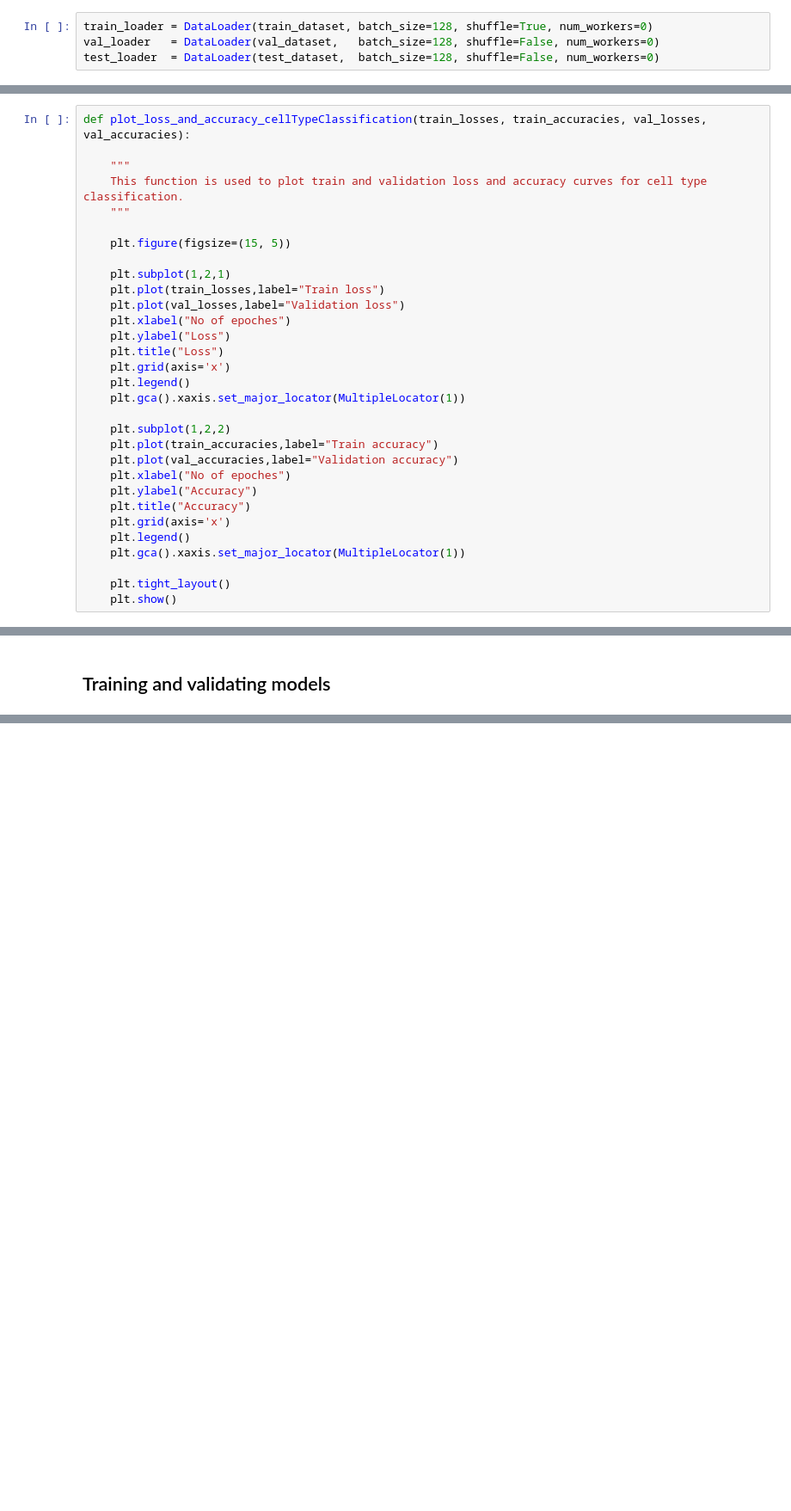
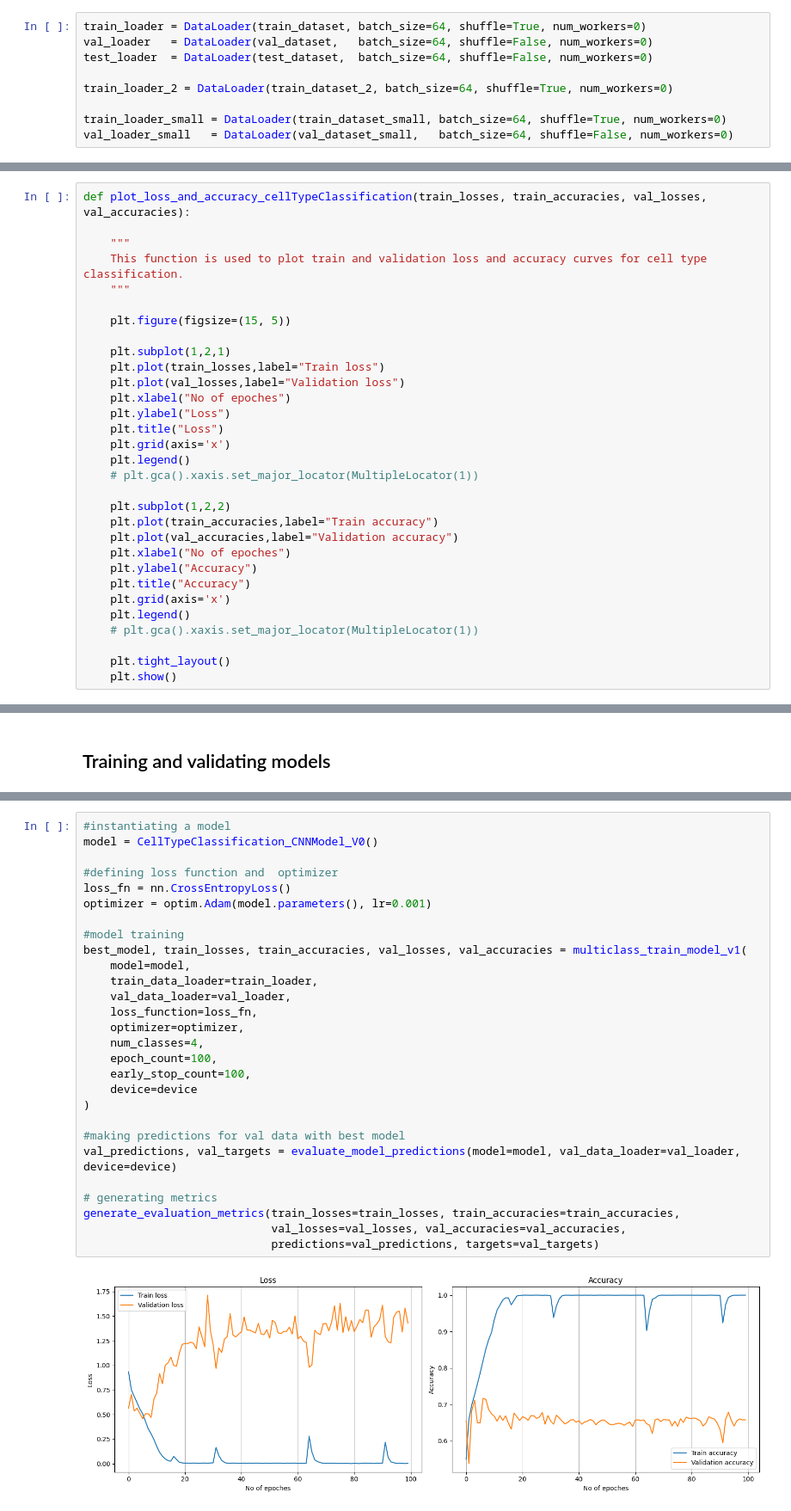
Before and after one commit to VasithaTilakumara/image-classification-cml-g30, a Jupyter notebook: cellType_classification.ipynb, the cells around one changed output, grey strips where cells are left out. Shown at 86% size. Saved outputs shown, nothing was run; the diff lists cells and outputs as text; blank space fills up the shorter version.

```diff
--- a/cellType_classification.ipynb
+++ b/cellType_classification.ipynb
@@ -450,4 +563,9 @@ test_dataset  = ColonCellDataset(df_test, transform=val_transform)
 # %%
-train_loader = DataLoader(train_dataset, batch_size=128, shuffle=True, num_workers=0)
-val_loader   = DataLoader(val_dataset,   batch_size=128, shuffle=False, num_workers=0)
-test_loader  = DataLoader(test_dataset,  batch_size=128, shuffle=False, num_workers=0)
+train_loader = DataLoader(train_dataset, batch_size=64, shuffle=True, num_workers=0)
+val_loader   = DataLoader(val_dataset,   batch_size=64, shuffle=False, num_workers=0)
+test_loader  = DataLoader(test_dataset,  batch_size=64, shuffle=False, num_workers=0)
+
+train_loader_2 = DataLoader(train_dataset_2, batch_size=64, shuffle=True, num_workers=0)
+
+train_loader_small = DataLoader(train_dataset_small, batch_size=64, shuffle=True, num_workers=0)
+val_loader_small   = DataLoader(val_dataset_small,   batch_size=64, shuffle=False, num_workers=0)
@@ -652,7 +904,7 @@ def plot_loss_and_accuracy_cellTypeClassification(train_losses, train_accuracies
     plt.title("Loss")
     plt.grid(axis='x')
     plt.legend()
-    plt.gca().xaxis.set_major_locator(MultipleLocator(1))
+    # plt.gca().xaxis.set_major_locator(MultipleLocator(1))
 
     plt.subplot(1,2,2)
     plt.plot(train_accuracies,label="Train accuracy")
@@ -662,7 +914,7 @@ def plot_loss_and_accuracy_cellTypeClassification(train_losses, train_accuracies
     plt.title("Accuracy")
     plt.grid(axis='x')
     plt.legend()
-    plt.gca().xaxis.set_major_locator(MultipleLocator(1))
+    # plt.gca().xaxis.set_major_locator(MultipleLocator(1))
 
     plt.tight_layout()
     plt.show()
@@ -889,0 +1201,30 @@ Macro Accuracy: 0.6694
+# %%
+#instantiating a model
+model = CellTypeClassification_CNNModel_V0()
+
+#defining loss function and  optimizer
+loss_fn = nn.CrossEntropyLoss()
+optimizer = optim.Adam(model.parameters(), lr=0.001)
+
+#model training
+best_model, train_losses, train_accuracies, val_losses, val_accuracies = multiclass_train_model_v1(
+    model=model,
+    train_data_loader=train_loader,
+    val_data_loader=val_loader,
+    loss_function=loss_fn,
+    optimizer=optimizer,
+    num_classes=4,
+    epoch_count=100,
+    early_stop_count=100,
+    device=device
+)
+
+#making predictions for val data with best model
+val_predictions, val_targets = evaluate_model_predictions(model=model, val_data_loader=val_loader, device=device)
+
+# generating metrics
+generate_evaluation_metrics(train_losses=train_losses, train_accuracies=train_accuracies,
+                            val_losses=val_losses, val_accuracies=val_accuracies,
+                            predictions=val_predictions, targets=val_targets)
+# %% [output]
+[figure, added]
```
Also changed, not shown: parts of 88 cells of this notebook, 2 other files.
